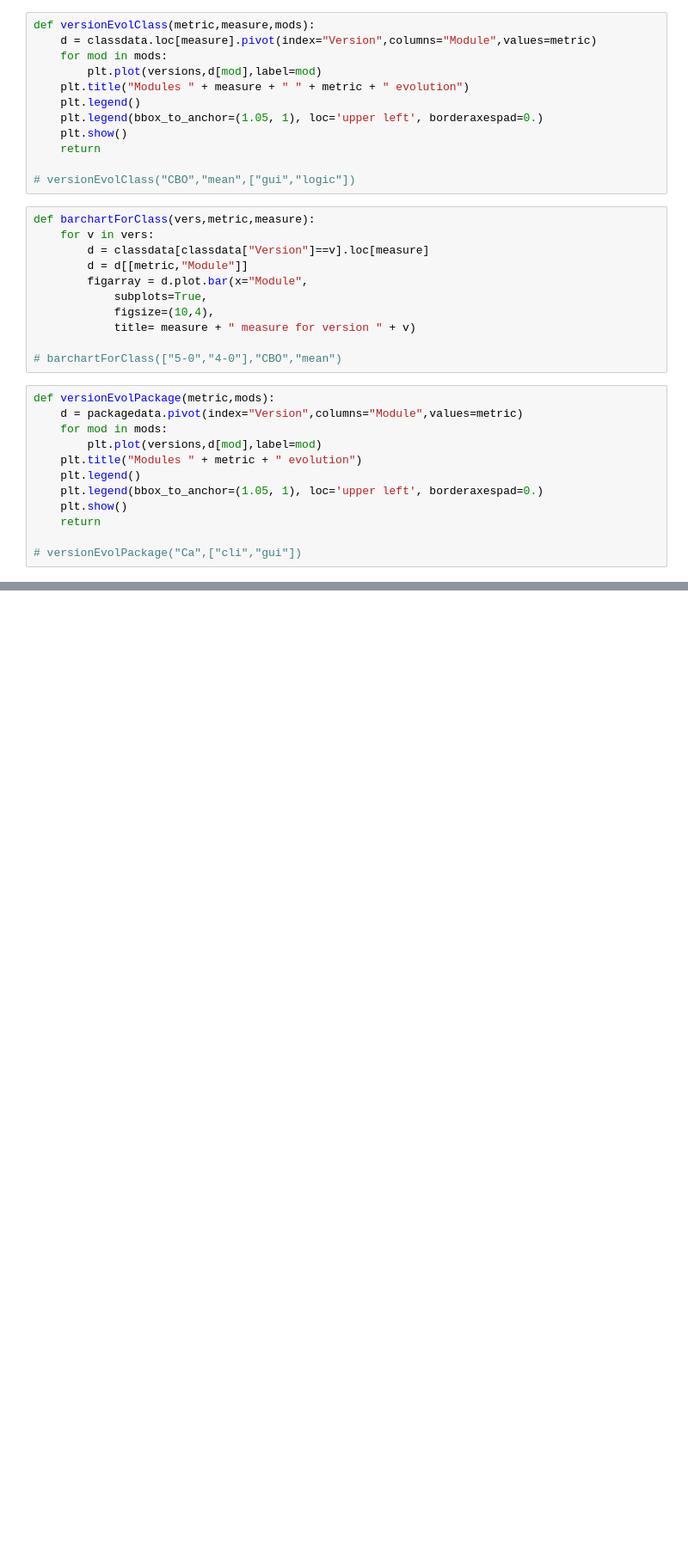
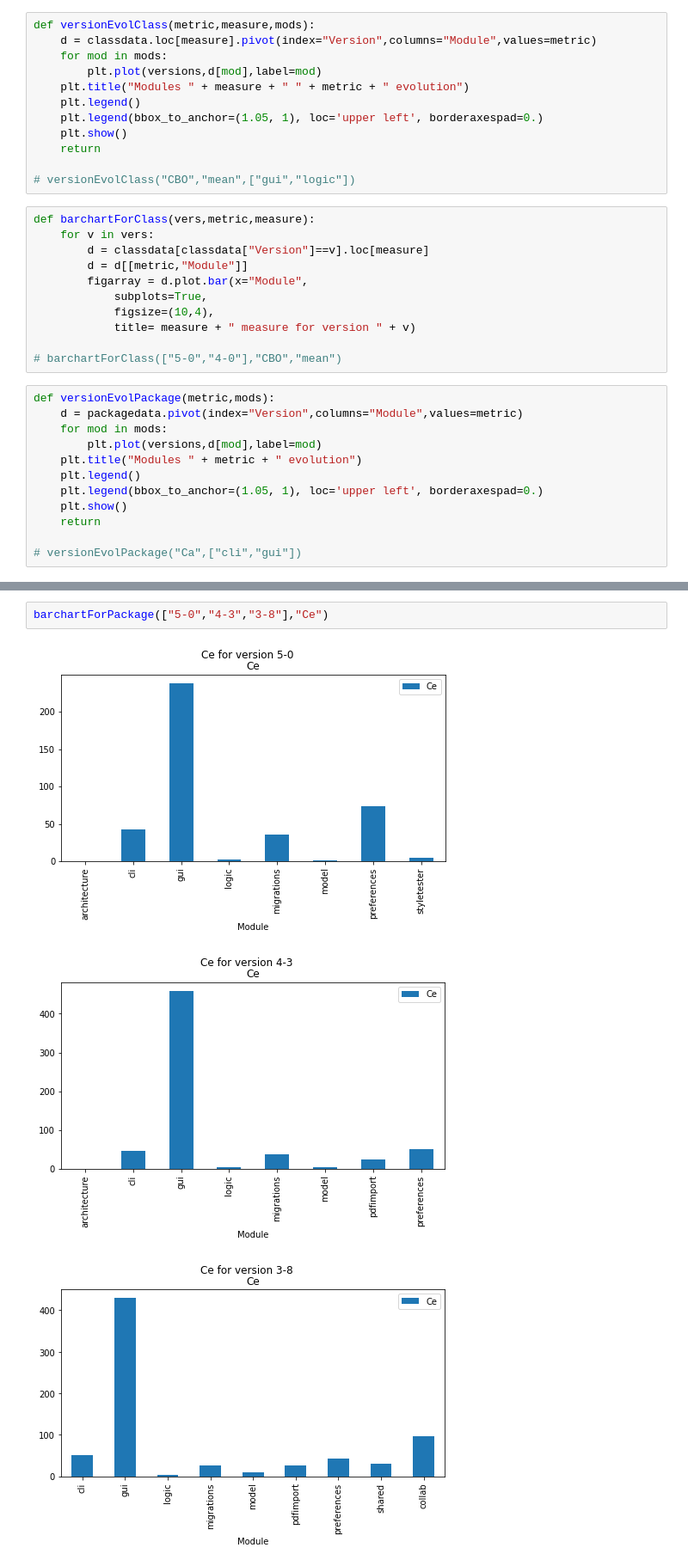
Before and after one commit to Inkaru/metricsAnalysis, a Jupyter notebook: metricsAnalysis.ipynb, the cells around one changed output, grey strips where cells are left out. Shown at 86% size. Cells and saved outputs as stored; diff of their text form; blank space fills up the shorter version.

```diff
--- a/metricsAnalysis.ipynb
+++ b/metricsAnalysis.ipynb
@@ -113,0 +131,6 @@ def barchartForPackage(vers,metric):
+# %%
+barchartForPackage(["5-0","4-3","3-8"],"Ce")
+# %% [output]
+[figure, added]
+[figure, added]
+[figure, added]
```
Also changed, not shown: parts of 5 cells of this notebook.
